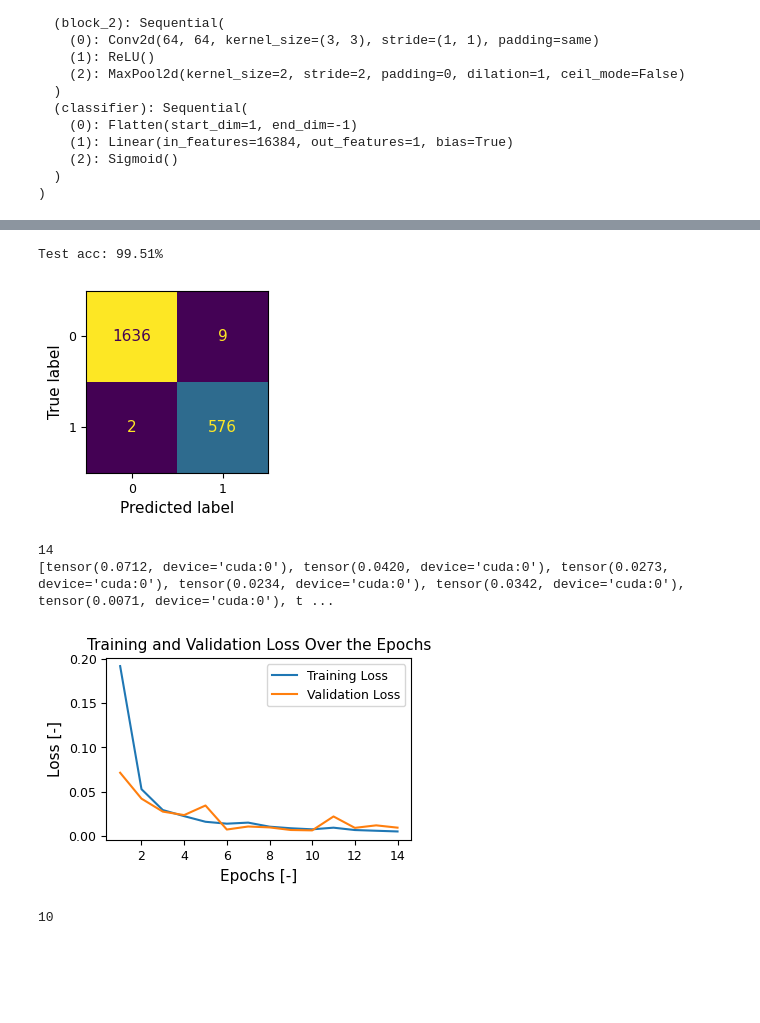
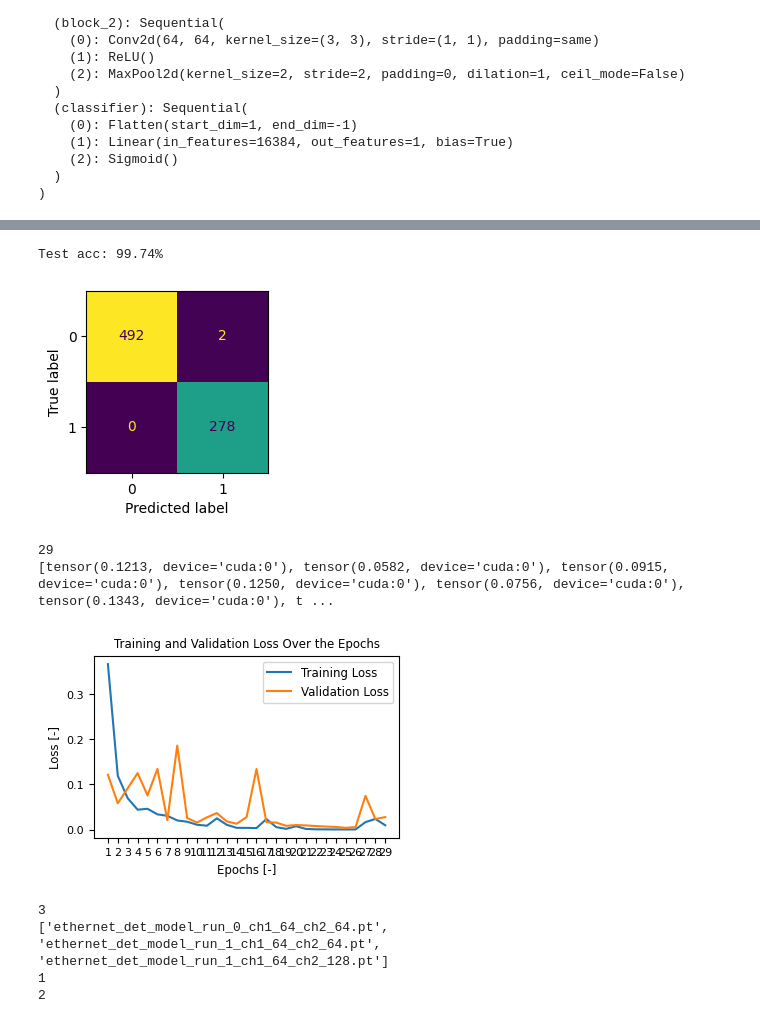
Before and after one commit to matteoseidl/Electrical_Connector_Click-Event_Detection, a Jupyter notebook: 03_Click_Detection_Model/clickDetectionModelTraining.ipynb, the cells around one changed output, grey strips where cells are left out. Saved outputs shown, nothing was run; the diff lists cells and outputs as text; code cells hidden in the pictures; blank space fills up the shorter version.

```diff
--- a/03_Click_Detection_Model/clickDetectionModelTraining.ipynb
+++ b/03_Click_Detection_Model/clickDetectionModelTraining.ipynb
@@ -217,15 +217,16 @@ for i in datasets_augmented:
     file_list = []
 
     for f in os.listdir(dataset_augmented_dir_path):
-        if i == 3 and f.endswith('.npz'):
-            if long_window and "long" in f:
-                file_list.append(f)
-            elif not long_window and "long" not in f:
-                file_list.append(f)
-        elif f.endswith('.npz'):
-            file_list.append(f)
+        if "generated" not in f:
+          if i == 3 and f.endswith('.npz'):
+              if long_window and "long" in f:
+                  file_list.append(f)
+              elif not long_window and "long" not in f:
+                  file_list.append(f)
+          elif f.endswith('.npz'):
+              file_list.append(f)
 
-    print(file_list)
+    print(f"augmented dataset file list: {file_list}")
     if len(file_list) == 0:
         print(f"No npz file in the directory {audio_datasets_augmented[i]}")
     else:
@@ -440,9 +442,9 @@ train_dataset = torch.utils.data.TensorDataset(X_train_tens, y_train_tens)
 val_dataset = torch.utils.data.TensorDataset(X_val_tens, y_val_tens)
 test_dataset = torch.utils.data.TensorDataset(X_test_tens, y_test_tens)
 
-train_loader = torch.utils.data.DataLoader(train_dataset, batch_size=BATCH_SIZE, shuffle=True, num_workers=2, pin_memory=True)
-val_loader = torch.utils.data.DataLoader(val_dataset, batch_size=BATCH_SIZE, shuffle=False, num_workers=2, pin_memory=True)
-test_loader = torch.utils.data.DataLoader(test_dataset, batch_size=BATCH_SIZE, shuffle=False, num_workers=2, pin_memory=True)
+train_loader = torch.utils.data.DataLoader(train_dataset, batch_size=BATCH_SIZE, shuffle=True, pin_memory=True)
+val_loader = torch.utils.data.DataLoader(val_dataset, batch_size=BATCH_SIZE, shuffle=False, pin_memory=True)
+test_loader = torch.utils.data.DataLoader(test_dataset, batch_size=BATCH_SIZE, shuffle=False, pin_memory=True)
 
 print(f"Length of train dataloader: {len(train_loader)}")
 print(f"Length of test dataloader: {len(val_loader)}")
@@ -571,15 +573,11 @@ train_losses_best, val_losses_best = [], []
 
 # hyperparameters for optimization
 ## kernel chanel sizes
-#channels_1 = [32, 64, 128]
-#channels_2 = [32, 64, 128]
-
-channels_1 = [32]
-channels_2 = [128]
+channels_1 = [32, 64, 128]
+channels_2 = [32, 64, 128]
 
 ## learning rates
-#learning_rates = [1e-2, 1e-3, 1e-4] # -> 0.01, 0.001, 0.0001
-learning_rates = [1e-3]
+learning_rates = [1e-2, 1e-3, 1e-4] # -> 0.01, 0.001, 0.0001
 
 binary_threshold = 0.5 # for prediction -> also use in real time detection
 
@@ -835,7 +1004,7 @@ with torch.inference_mode():
 
 print(f"Test acc: {test_acc:.2f}%\n")
 # %% [output]
-Test acc: 99.51%
+Test acc: 99.74%
 # %%
 # plot out confusion matrix
 
@@ -852,7 +1021,7 @@ disp.plot(ax=ax_cm, cmap = None, colorbar=False)
 
 plt.show()
 # %% [output]
-[figure, old version]
+[figure, new version]
 # %%
 # print learning curves
 
@@ -866,38 +1035,40 @@ epochs_range = range(1, len(train_loss_values) + 1)
 
 best_learning_curves_df = pd.DataFrame({
     "Epoch": range(1, len(train_loss_values) + 1),
     "Training Loss": train_loss_values,
     "Validation Loss": val_loss_values
 })
 
 # Set default font type and sizes
 plt.rcParams.update({
     'font.family': 'DejaVu Sans',
     'font.size': 8.5,
     'axes.labelsize': 8.5,
     'axes.titlesize': 8.5,
     'legend.fontsize': 8.5,
-    'xtick.labelsize': 8.5,
-    'ytick.labelsize': 8.5
+    'xtick.labelsize': 8,
+    'ytick.labelsize': 8
 })
 
 # Set figure size
 fig_curves, ax_curves = plt.subplots(figsize=((10 / cm_to_inch, 6 / cm_to_inch)))
 
 # Plotting the loss values
 ax_curves.plot(epochs_range, train_loss_values, label='Training Loss')
 ax_curves.plot(epochs_range, val_loss_values, label='Validation Loss')
 ax_curves.set_xlabel('Epochs [-]')  # Font size set globally
 ax_curves.set_ylabel('Loss [-]')     # Font size set globally
 ax_curves.set_title('Training and Validation Loss Over the Epochs')  # Font size set globally
 ax_curves.legend()          # Font size set globally
 
+ax_curves.set_xticks(range(1, len(train_loss_values) + 1))
+
 # Show the plot
 plt.show()
 # %% [output]
-14
-[tensor(0.0712, device='cuda:0'), tensor(0.0420, device='cuda:0'), tensor(0.0273, device='cuda:0'), tensor(0.0234, device='cuda:0'), tensor(0.0342, device='cuda:0'), tensor(0.0071, device='cuda:0'), t ...
+29
+[tensor(0.1213, device='cuda:0'), tensor(0.0582, device='cuda:0'), tensor(0.0915, device='cuda:0'), tensor(0.1250, device='cuda:0'), tensor(0.0756, device='cuda:0'), tensor(0.1343, device='cuda:0'), t ...
-[figure, old version]
+[figure, new version]
 # %%
 # save model
 
@@ -930,7 +1101,7 @@ model_files = [f for f in os.listdir(models_dir_path) if f.endswith('.pt')]
 # sorting function for files
 def sort_key_func(file_name):
         #numbers = re.findall(r'\d+', file_name)
-        number = file_name.split('_')[3]
+        number = file_name.split('_')[4]
         if number:
             return int(number) if number.isdigit() else -1
             #return int(number) # return the last number in file name
@@ -939,7 +1110,7 @@ def sort_key_func(file_name):
 def extract_model_number(file_name):
     try:
         #return int(file_name.split('_')[-1].split('.')[0])
-        number = file_name.split('_')[3]
+        number = file_name.split('_')[4]
         if number:
             return int(number) if number.isdigit() else -1
             #return int(number) # return the last number in file name
@@ -954,15 +1125,19 @@ print(len(connector_model_files))
 
 # create file name with the highest number after the model_ prefix
 if len(connector_model_files) == 0:
-    highest_model_number = -1
+    highest_model_number = 0
 else:
     connector_model_files.sort(key=sort_key_func)
-    highest_model_number = extract_model_number(connector_model_files[-1])
+    print(connector_model_files)
+    print(extract_model_number(connector_model_files[-1]))
+    highest_model_number = extract_model_number(connector_model_files[-1]) + 1
 
-model_file_name = f"{connector_type}_det_model_run{highest_model_number + 1}_ch1{best_training_params[0]}_ch2{best_training_params[1]}.pt" # connector type + channel size 1 and channel size 2
-confusion_matrix_file_name = f"{connector_type}_det_model_run{highest_model_number + 1}_ch1{best_training_params[0]}_ch2{best_training_params[1]}_confusion_matrix.png"
-learning_curves_file_name = f"{connector_type}_det_model_run{highest_model_number + 1}_ch1{best_training_params[0]}_ch2{best_training_params[1]}_lr{best_training_params[2]}_learning_curves.pdf"
-learning_curves_file_name_csv = f"{connector_type}_det_model_run{highest_model_number + 1}_ch1{best_training_params[0]}_ch2{best_training_params[1]}_lr{best_training_params[2]}_learning_curves.csv"
+print(highest_model_number)
+
+model_file_name = f"{connector_type}_det_model_run_{highest_model_number}_ch1_{best_training_params[0]}_ch2_{best_training_params[1]}.pt" # connector type + channel size 1 and channel size 2
+confusion_matrix_file_name = f"{connector_type}_det_model_run_{highest_model_number}_ch1_{best_training_params[0]}_ch2_{best_training_params[1]}_confusion_matrix.png"
+learning_curves_file_name = f"{connector_type}_det_model_run_{highest_model_number}_ch1_{best_training_params[0]}_ch2_{best_training_params[1]}_lr_{best_training_params[2]}_learning_curves.pdf"
+learning_curves_file_name_csv = f"{connector_type}_det_model_run_{highest_model_number}_ch1_{best_training_params[0]}_ch2_{best_training_params[1]}_lr_{best_training_params[2]}_learning_curves.csv"
 
 model_file_path = os.path.join(models_dir_path, model_file_name)
 torch.save(best_model_weights, model_file_path) # only saving the state_dict() only saves the learned parameters
@@ -984,4 +1159,7 @@ fig_cm.savefig(save_path_confusion_matrix, format="png", dpi=200, bbox_inches="t
 fig_curves.savefig(save_path_learning_curves, format="pdf", bbox_inches="tight")
 best_learning_curves_df.to_csv(save_path_learning_curves_csv, index=False)
 # %% [output]
-10
+3
+['ethernet_det_model_run_0_ch1_64_ch2_64.pt', 'ethernet_det_model_run_1_ch1_64_ch2_64.pt', 'ethernet_det_model_run_1_ch1_64_ch2_128.pt']
+1
+2
```
Also changed, not shown: parts of 6 cells of this notebook.
